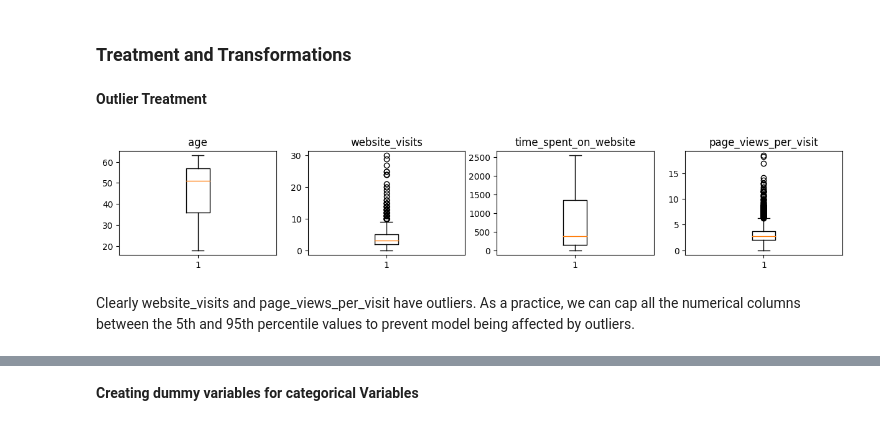
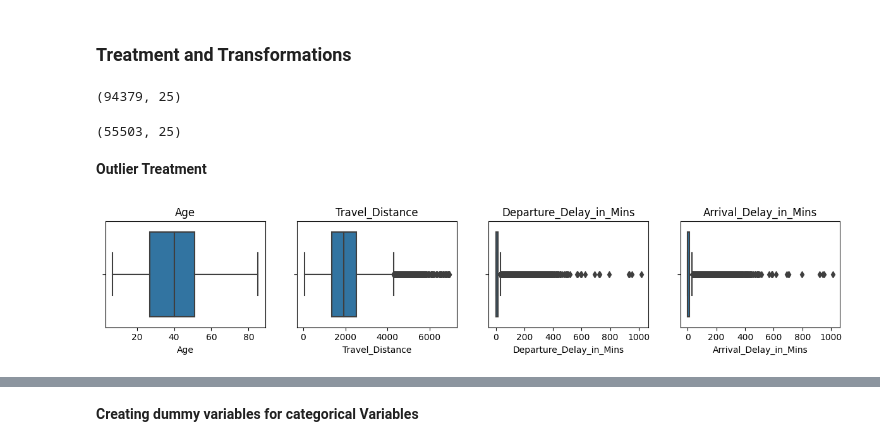
Before and after one commit to rathorevedant99/shinka_travel_exp_hackathon, a Jupyter notebook: src/Classification.ipynb, the cells around one changed output, grey strips where cells are left out. Saved outputs shown, nothing was run; the diff lists cells and outputs as text; code cells hidden in the pictures.

```diff
--- a/src/Classification.ipynb
+++ b/src/Classification.ipynb
@@ -98,3 +56,6 @@ df = data.copy()
+# %%
+target_col = 'Overall_Experience'
+id_col = 'ID'
 # %% [markdown]
 ## Data Overview
 
@@ -165,7 +121,10 @@ memory usage: 540.6+ KB
 numeric_columns = df.select_dtypes(include=np.number).columns.tolist()
 categorical_columns = df.select_dtypes(exclude=np.number).columns.tolist()
 ## Drop target columns
-numeric_columns.remove("status")
+numeric_columns.remove(id_col)
+
+columns = list(df.columns)
+columns.remove(id_col)
 # %%
 ### Summary of Categorical Columns
 ## df.describe method can be used to print the statistical summary of the data
@@ -412,4 +439,5 @@ Slight correlation observed between time_spent_on_website and status. Since one
 # %%
-multi_analyze(df, "current_occupation", "status")
+for col in categorical_columns:
+    multi_analyze(df, col, target_col)
 # %% [output]
 <Figure size 1500x700 with 0 Axes>
@@ -548,22 +462,28 @@ check_conversion_split(df,'profile_completed','status')
 - Preparing data for modeling: **Carried out below**
 # %% [markdown]
 ### Treatment and Transformations
+# %%
+df.shape
+# %% [output]
+(94379, 25)
+# %%
+df = df.dropna()
+df.shape
+# %% [output]
+(55503, 25)
 # %% [markdown]
 **Outlier Treatment**
 # %%
 ### Check for outliers
 plt.figure(figsize=(15, 10))
 for col, col_name in enumerate(numeric_columns):
     plt.subplot(4, 4, col + 1)
-    plt.boxplot(df[col_name], whis=1.5)
+    sns.boxplot(data=df,x=col_name)
     plt.title(col_name)
 
 plt.show()
 # %% [output]
-[figure, old version]
+[figure, new version]
-# %% [markdown]
-Clearly website_visits and page_views_per_visit have outliers.
-As a practice, we can cap all the numerical columns between the 5th and 95th percentile values to prevent model being affected by outliers.
 # %%
 ### Cap extreme values at 5th and 95th percentile
 
```
Also changed, not shown: parts of 80 cells of this notebook, 1 other file.
